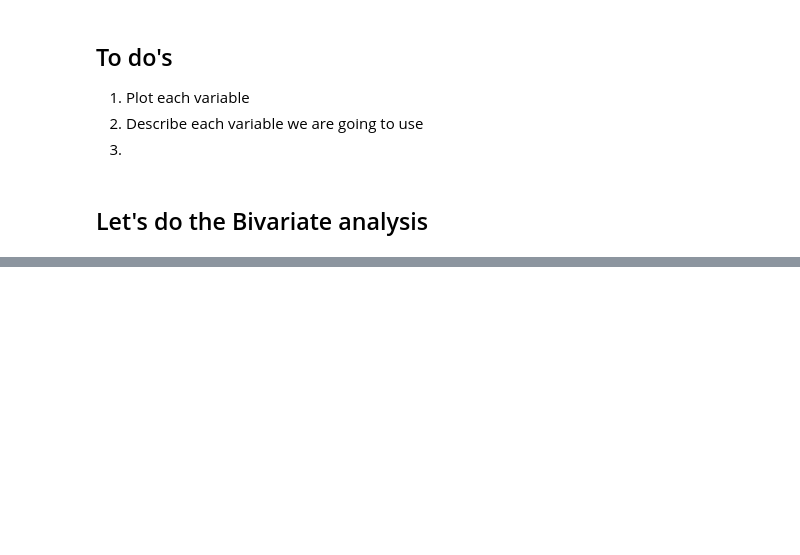
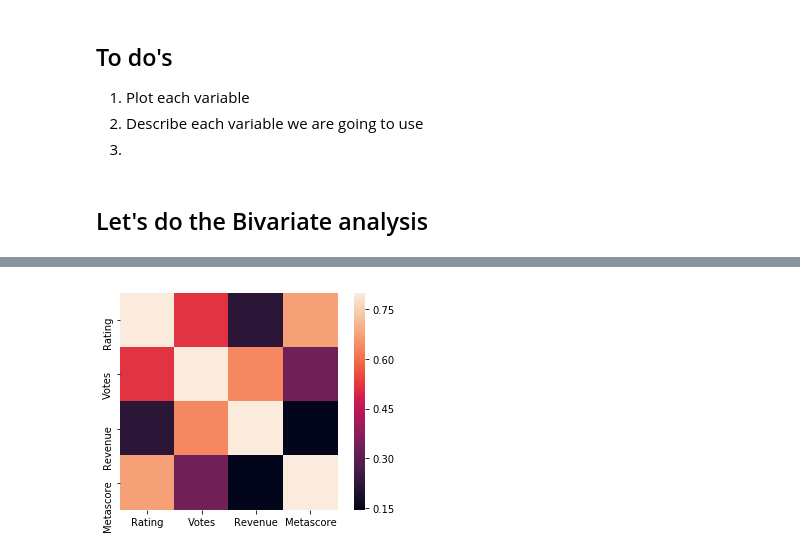
Before and after one commit to loupendley/Thinkful, a Jupyter notebook: HomeworkProjects/Unit2/Lesson1/Project8/PreparingADatasetForModeling.ipynb, the cells around one changed output, grey strips where cells are left out. Saved outputs shown, nothing was run; the diff lists cells and outputs as text; code cells hidden in the pictures; blank space fills up the shorter version.

```diff
--- a/HomeworkProjects/Unit2/Lesson1/Project8/PreparingADatasetForModeling.ipynb
+++ b/HomeworkProjects/Unit2/Lesson1/Project8/PreparingADatasetForModeling.ipynb
@@ -267,0 +205,6 @@ plt.show()
+# %%
+# Draw the heatmap using seaborn
+sns.heatmap(corrmat, vmax=.8, square=True)
+plt.show()
+# %% [output]
+[figure, added]
```
Also changed, not shown: parts of 18 cells of this notebook.
